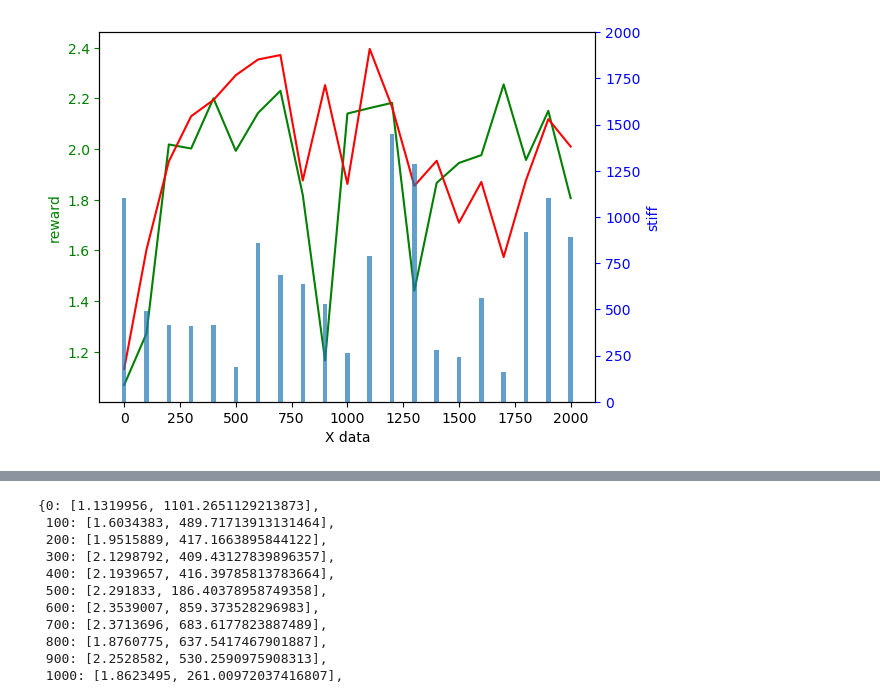
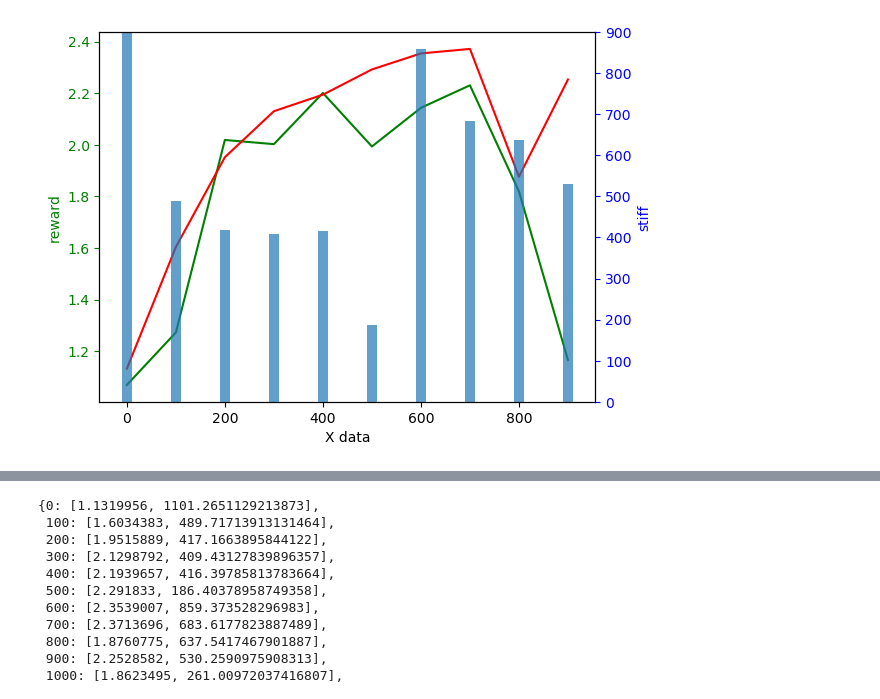
Before and after one commit to Kuroki1931/UniDOM, a Jupyter notebook: DaXBench/scripts/reward_curve.ipynb, the cells around one changed output, grey strips where cells are left out. Cells and saved outputs as stored; diff of their text form; code cells hidden in the pictures.

```diff
--- a/DaXBench/scripts/reward_curve.ipynb
+++ b/DaXBench/scripts/reward_curve.ipynb
@@ -14,6 +14,7 @@ with open('/root/DaXBench/logs/apg_para/fold_cloth1_para/fold_cloth1_para_ep_len
 with open('/root/DaXBench/logs/apg/fold_cloth1/fold_cloth1_ep_len3_num_envs2_lr0.0001_max_it2000_max_grad_norm0.3/seed0/apg_reward_dict.pkl', 'rb') as f:
     data = pickle.load(f)
 # %%
+index = 10
 def dict_to_list(dict):
     key_list = []
     value_list = []
@@ -23,32 +24,32 @@ def dict_to_list(dict):
         value_list.append(dict[key][0])
         stiff_list.append(dict[key][1])
 
-    return key_list, value_list, stiff_list
+    return key_list[:index], value_list[:index], stiff_list[:index]
 # %%
 key_list, value_list, stiff_list = dict_to_list(data)
 key_para_list, value_para_list, stiff_para_list = dict_to_list(data_para)
 # %%
-fig, ax1 = plt.subplots()
+fig, ax1 = plt.subploSts()
 
 # Plot the line plot on the left y-axis
 ax1.plot(key_list, value_list, 'g')
 ax1.plot(key_list, value_para_list, 'r')
 ax1.set_xlabel('X data')
 ax1.set_ylabel('reward', color='g')
 ax1.tick_params('y', colors='g')
 
 # Create a new set of axes for the right y-axis
 ax2 = ax1.twinx()
 
 # Plot the bar plot on the right y-axis
 ax2.bar(key_list, stiff_para_list, width=20, alpha=0.7)
 ax2.set_ylabel('stiff', color='b')
 ax2.tick_params('y', colors='b')
 ax2.set_ylim([0, max(key_list)])
 
 plt.show()
 # %% [output]
-[figure, old version]
+[figure, new version]
 # %%
 key_list
 # %% [output]
```
Also changed, not shown: parts of 1 cell of this notebook, 33 other files.
